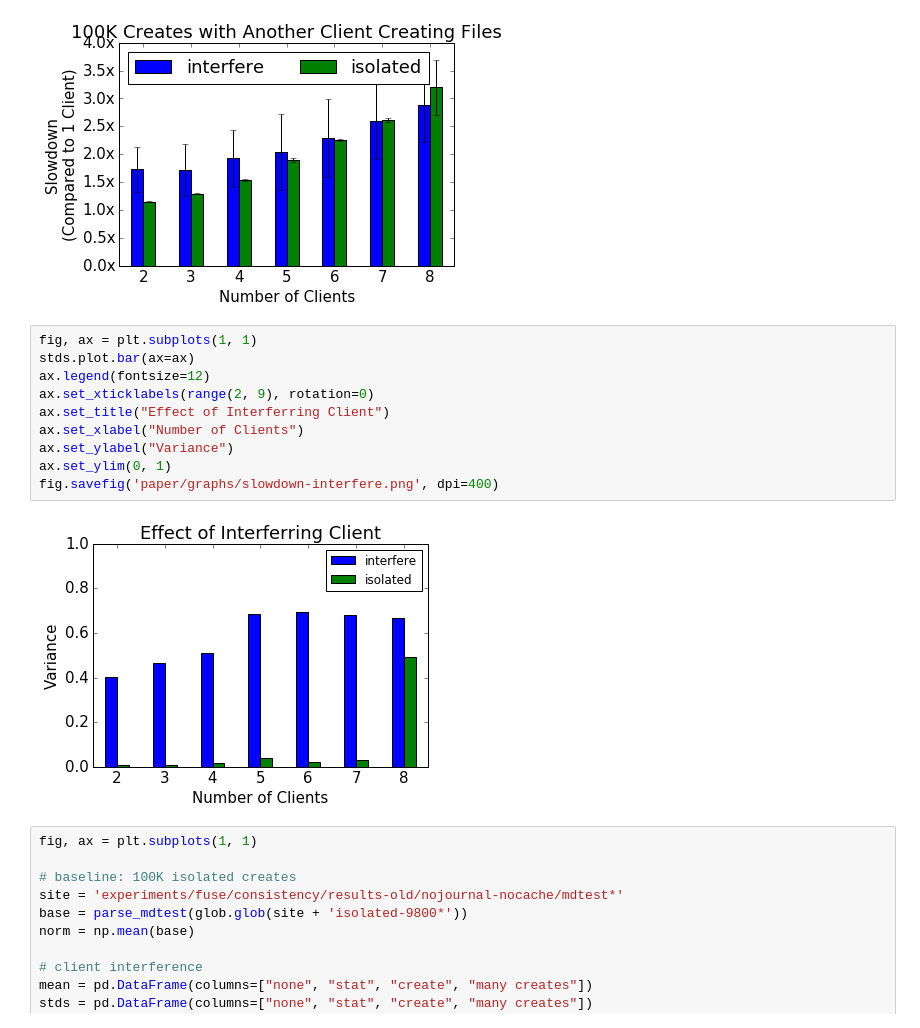
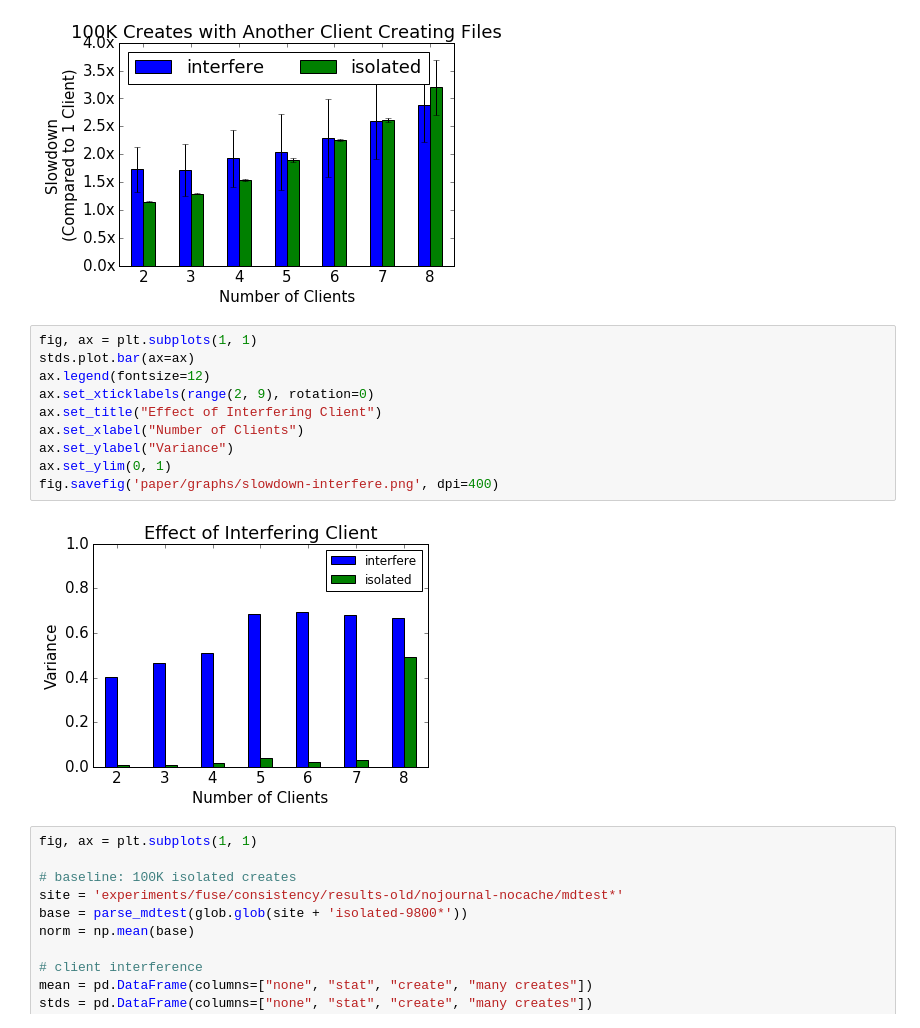
Before and after one commit to michaelsevilla/anonymous-popper, a Jupyter notebook: viz-consistency.ipynb, the cells around one changed output. Saved outputs shown, nothing was run; the diff lists cells and outputs as text.

```diff
--- a/viz-consistency.ipynb
+++ b/viz-consistency.ipynb
@@ -183,15 +183,15 @@ fig.savefig('paper/graphs/slowdown-interfere.png', dpi=400)
 # %%
 fig, ax = plt.subplots(1, 1)
 stds.plot.bar(ax=ax)
 ax.legend(fontsize=12)
 ax.set_xticklabels(range(2, 9), rotation=0)
-ax.set_title("Effect of Interferring Client")
+ax.set_title("Effect of Interfering Client")
 ax.set_xlabel("Number of Clients")
 ax.set_ylabel("Variance")
 ax.set_ylim(0, 1)
 fig.savefig('paper/graphs/slowdown-interfere.png', dpi=400)
 # %% [output]
-[figure, old version]
+[figure, new version]
 # %%
 fig, ax = plt.subplots(1, 1)
 
```
Also changed, not shown: parts of 1 cell of this notebook, 8 other files.
